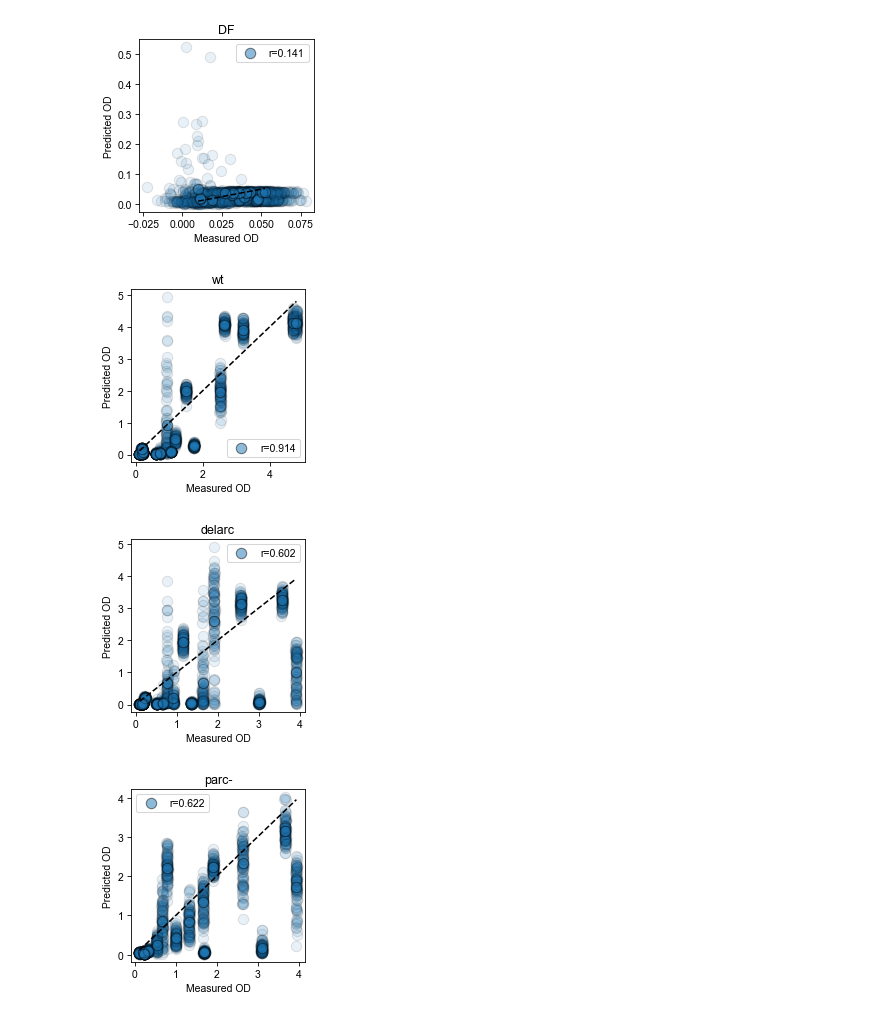
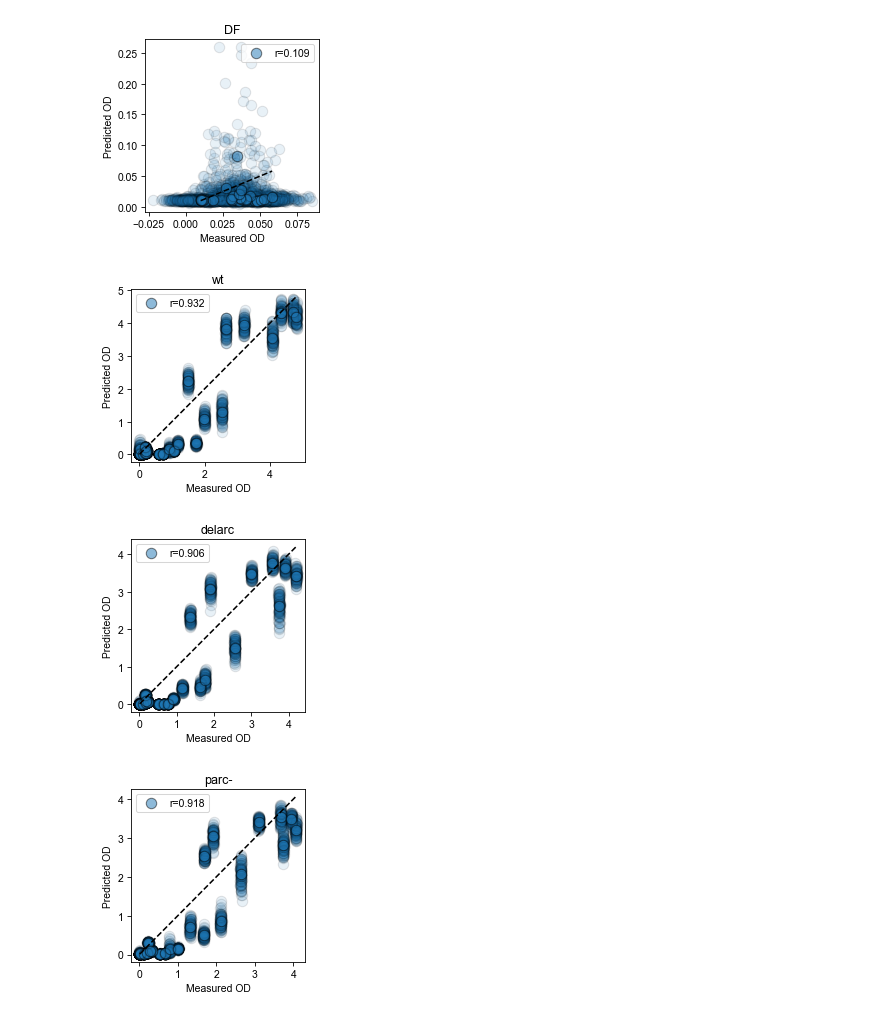
Before and after one commit to VenturelliLab/Liu_et_al_2024, a Jupyter notebook: Plot Kfold.ipynb, the cells around one changed output. Saved outputs shown, nothing was run; the diff lists cells and outputs as text; code cells hidden in the pictures.

```diff
--- a/Plot Kfold.ipynb
+++ b/Plot Kfold.ipynb
@@ -20,7 +20,7 @@ for sp in species:
 
     plt.figure(figsize=(3,3))
     # Sample DataFrame (replace this with your actual DataFrame)
-    df = pd.read_csv(f"kfold/{sp}_plot.csv")
+    df = pd.read_csv(f"kfold/{sp}.csv")
 
     # Ignore initial condition and extreme initial pHs
     df_t = df.iloc[df.Time.values>0]
@@ -52,5 +52,5 @@ for sp in species:
     plt.legend()
     plt.title(sp)
     plt.savefig('Figures/'+sp+'_kfold.svg')
-    #plt.show()
+    plt.show()
 # %% [output]
@@ -64,4 +64,4 @@ for sp in species:
-[figure, old version]
+[figure, new version]
-[figure, old version]
+[figure, new version]
-[figure, old version]
+[figure, new version]
-[figure, old version]
+[figure, new version]
```
Also changed, not shown: parts of 1 cell of this notebook, 52 other files.
